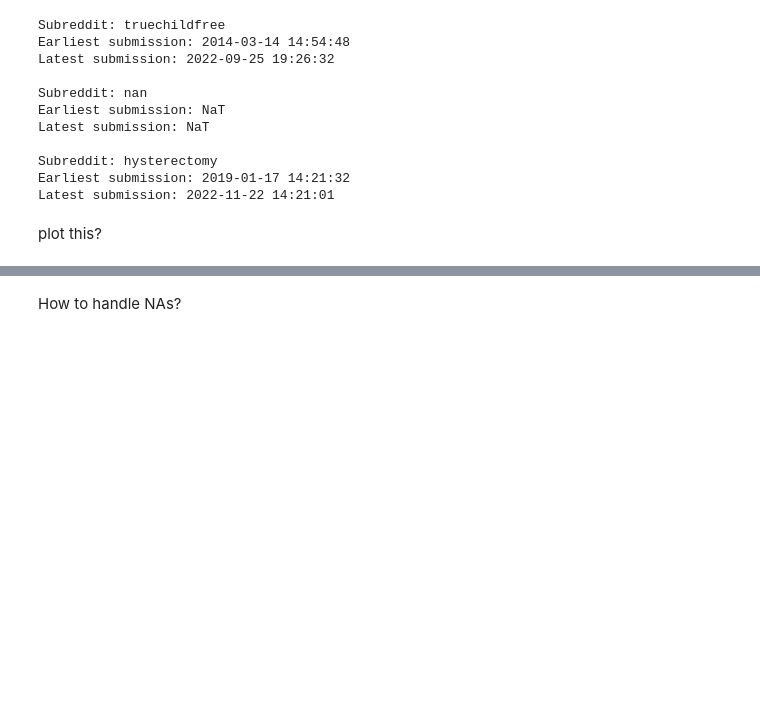
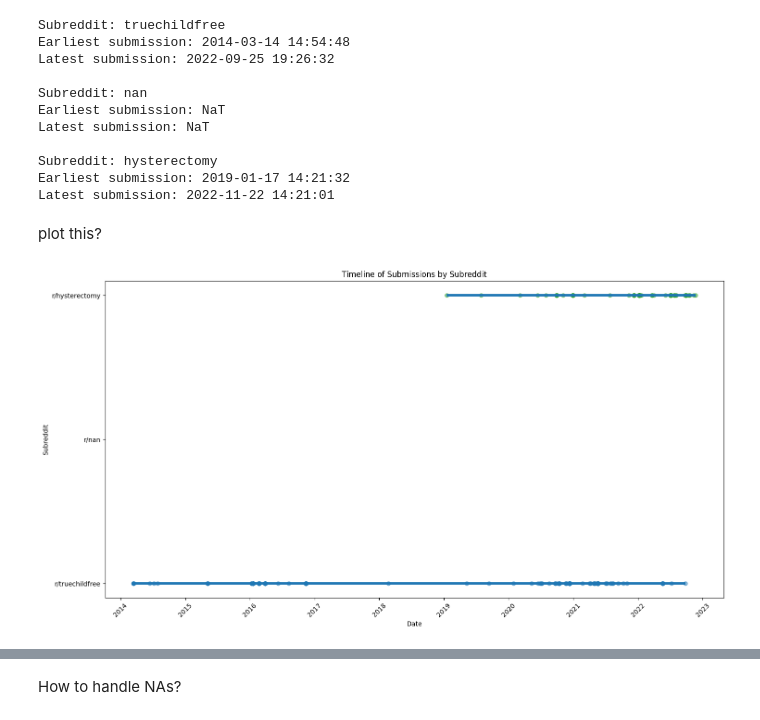
Before and after one commit to Aparnapalooza/Accelerator, a Jupyter notebook: code/tad_eda.ipynb, the cells around one changed output, grey strips where cells are left out. Cells and saved outputs as stored; diff of their text form; code cells hidden in the pictures; blank space fills up the shorter version.

```diff
--- a/code/tad_eda.ipynb
+++ b/code/tad_eda.ipynb
@@ -76,3 +76,44 @@ Earliest submission: 2019-01-17 14:21:32
 Latest submission: 2022-11-22 14:21:01
 # %% [markdown]
 plot this?
+# %%
+import matplotlib.pyplot as plt
+import pandas as pd
+
+# Create figure with larger size
+plt.figure(figsize=(15, 8))
+
+# Get unique subreddits
+subreddits = all_files['subreddit_submission'].unique()
+
+# Create timeline for each subreddit
+for i, subreddit in enumerate(subreddits):
+    subreddit_data = all_files[all_files['subreddit_submission'] == subreddit]
+
+    # Get min and max dates
+    min_date = subreddit_data['created_utc_submission'].min()
+    max_date = subreddit_data['created_utc_submission'].max()
+
+    # Plot horizontal line for the date range
+    plt.hlines(y=i, xmin=min_date, xmax=max_date, linewidth=4)
+
+    # Add points for individual submissions
+    plt.scatter(subreddit_data['created_utc_submission'], [i] * len(subreddit_data),
+               alpha=0.5, label=f"Posts in r/{subreddit}")
+
+# Customize the plot
+plt.yticks(range(len(subreddits)), [f"r/{s}" for s in subreddits])
+plt.xlabel('Date')
+plt.ylabel('Subreddit')
+plt.title('Timeline of Submissions by Subreddit')
+
+# Rotate x-axis labels for better readability
+plt.xticks(rotation=45)
+
+# Adjust layout to prevent label cutoff
+plt.tight_layout()
+
+# Show the plot
+plt.show()
+# %% [output]
+[figure, added]
```
Also changed, not shown: parts of 6 cells of this notebook.
